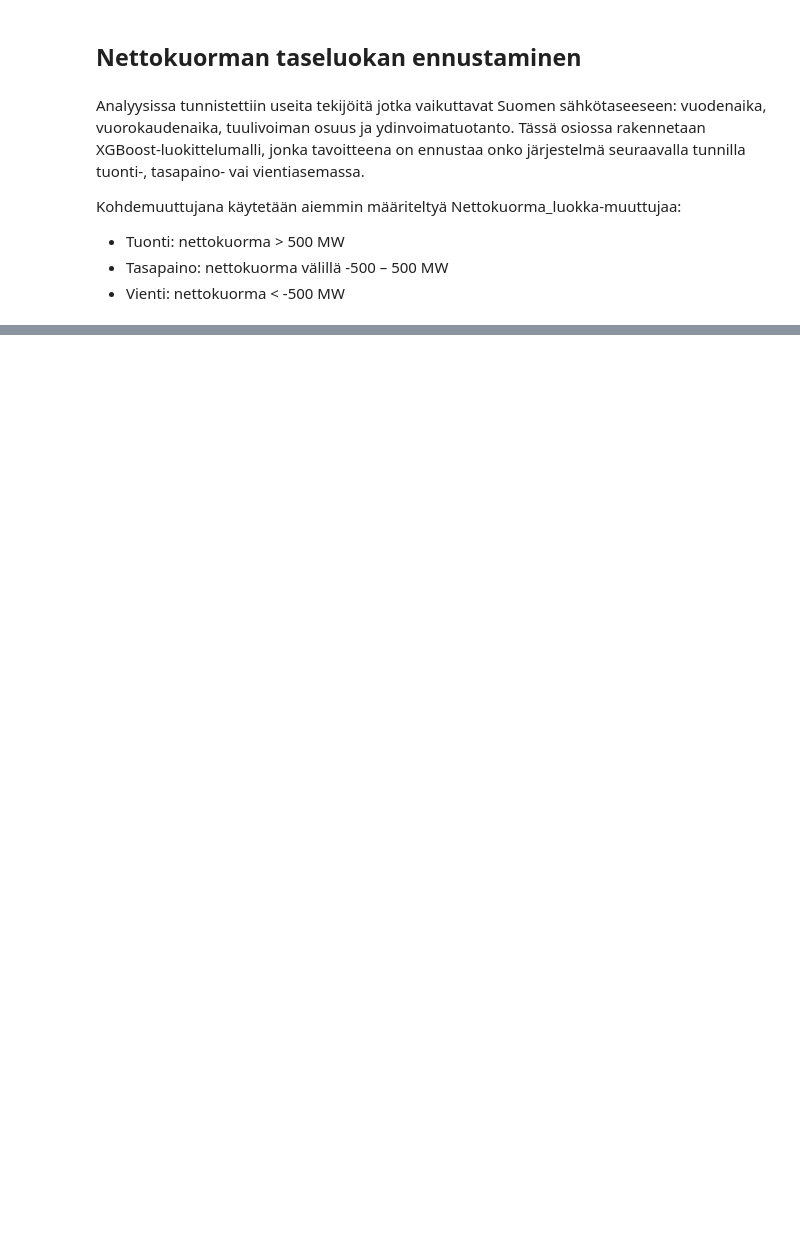
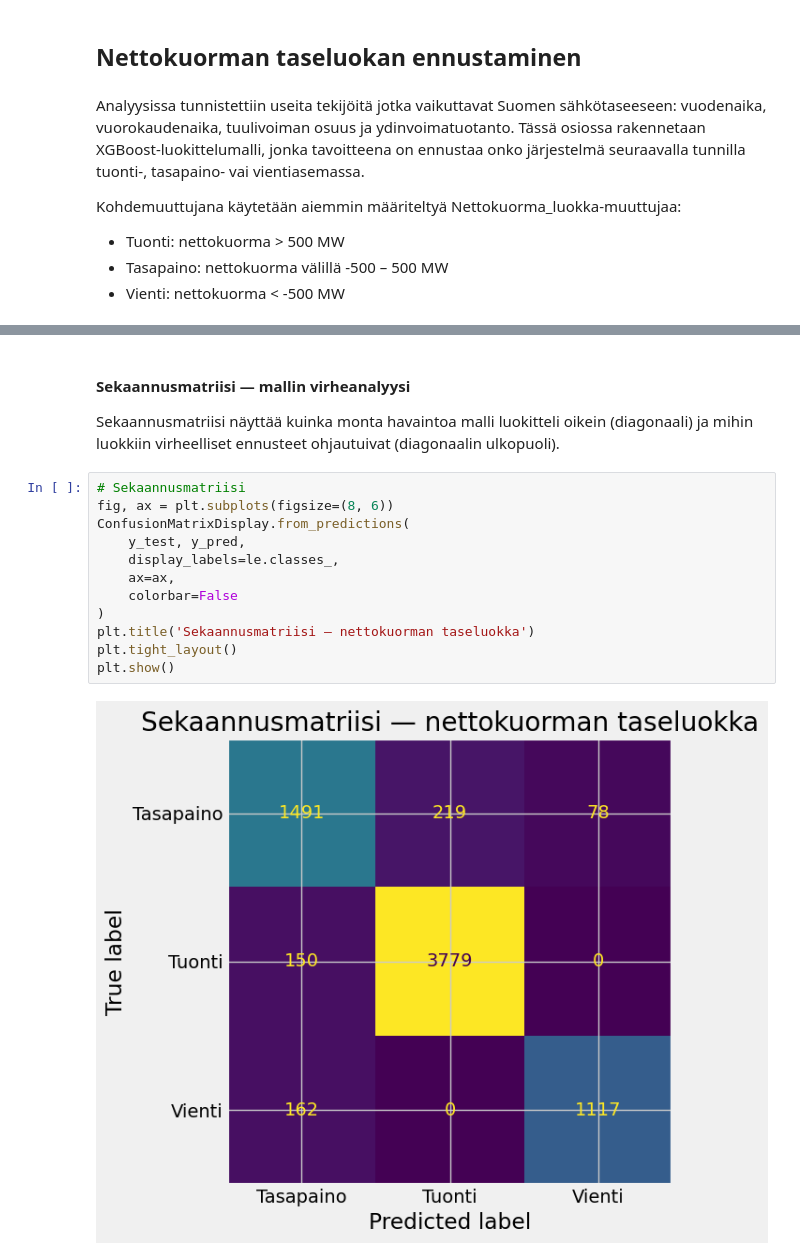
Before and after one commit to Santtulah/thesis, a Jupyter notebook: fingrid.ipynb, the cells around one changed output, grey strips where cells are left out. Saved outputs shown, nothing was run; the diff lists cells and outputs as text; blank space fills up the shorter version.

```diff
--- a/fingrid.ipynb
+++ b/fingrid.ipynb
@@ -983 +1106,21 @@ print(classification_report(y_test, y_pred, target_names=le.classes_))
 weighted avg       0.91      0.91      0.91      6996
+# %% [markdown]
+#### Sekaannusmatriisi — mallin virheanalyysi
+
+Sekaannusmatriisi näyttää kuinka monta havaintoa malli luokitteli oikein
+(diagonaali) ja mihin luokkiin virheelliset ennusteet ohjautuivat
+(diagonaalin ulkopuoli).
+# %%
+# Sekaannusmatriisi
+fig, ax = plt.subplots(figsize=(8, 6))
+ConfusionMatrixDisplay.from_predictions(
+    y_test, y_pred,
+    display_labels=le.classes_,
+    ax=ax,
+    colorbar=False
+)
+plt.title('Sekaannusmatriisi — nettokuorman taseluokka')
+plt.tight_layout()
+plt.show()
+# %% [output]
+[figure, added]
```
Also changed, not shown: parts of 35 cells of this notebook.
